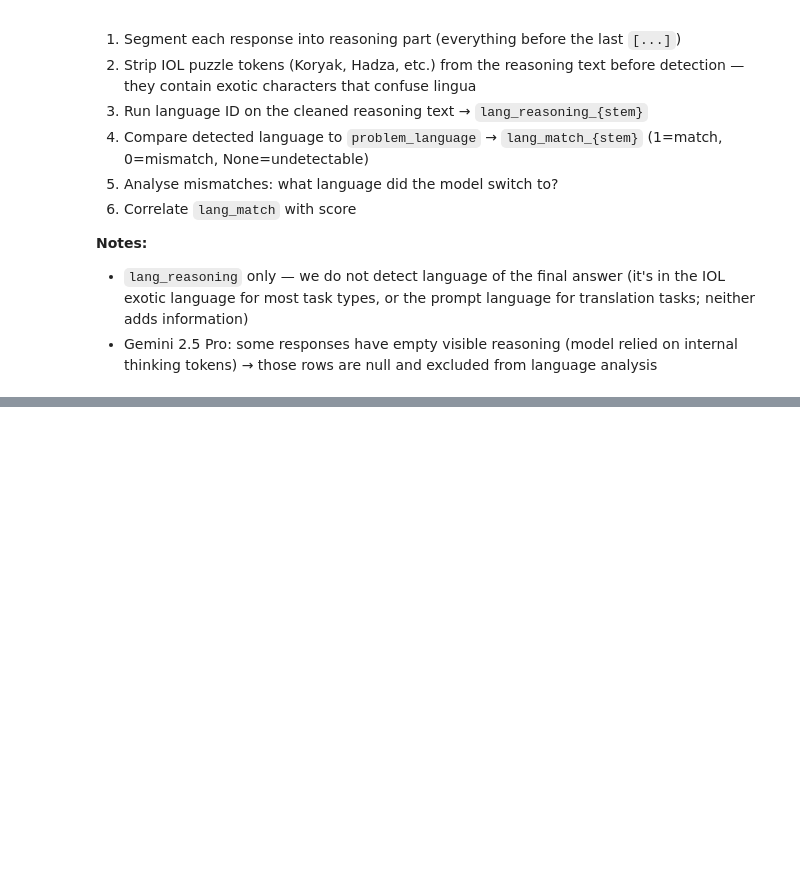
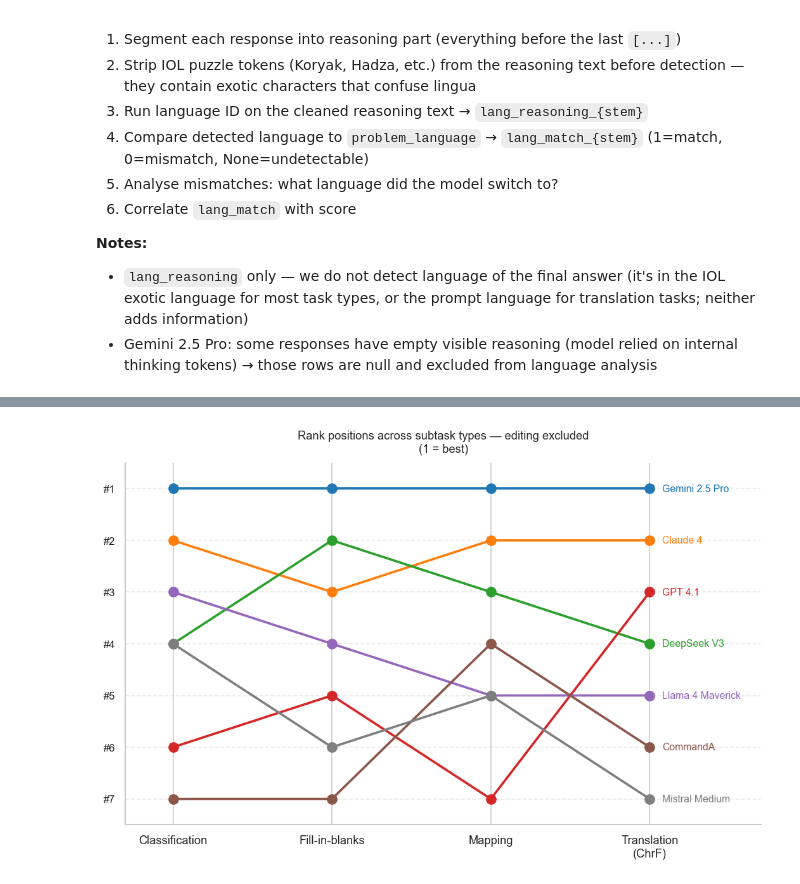
Before and after one commit to rita-berrada/wmt-mist, a Jupyter notebook: analysis_lr.ipynb, the cells around one changed output, grey strips where cells are left out. Cells and saved outputs as stored; diff of their text form; code cells hidden in the pictures; blank space fills up the shorter version.

```diff
--- a/analysis_lr.ipynb
+++ b/analysis_lr.ipynb
@@ -573,7 +573,7 @@ subprocess.run(['pip', 'install', '-q', 'lingua-language-detector'], check=True)
 
 from lingua import Language, LanguageDetectorBuilder
 
-STEMS_USE = ['Gemini-2.5-Pro', 'Claude-4', 'DeepSeek-V3', 'GPT-4.1', 'Llama-4-Maverick', 'CommandA']
+STEMS_USE = ['Gemini-2.5-Pro', 'Claude-4', 'DeepSeek-V3', 'GPT-4.1', 'Llama-4-Maverick', 'CommandA', 'Mistral-Medium']
 
 # Build detector restricted to the 15 prompt languages only
 # (restricting speeds up detection vs. the full 75-language model)
@@ -795,0 +1284,17 @@ display(df[df['id'] == example_id][
+# %%
+# ── Llama-4-Maverick mismatches — English switches only ───────────────────────
+STEM = 'Llama-4-Maverick'
+llama_mismatches = df[df[f'lang_match_{STEM}'] == 0].copy().reset_index(drop=True)
+llama_mismatches['reasoning_text'] = llama_mismatches[f'raw_{STEM}'].apply(
+    lambda x: segment_response(str(x)) if isinstance(x, str) else ''
+)
+llama_mismatches['detected'] = llama_mismatches[f'lang_reasoning_{STEM}']
+
+english_switches = llama_mismatches[llama_mismatches['detected'] == 'English'].reset_index(drop=True)
+
+print(f"English switches: {len(english_switches)} out of {len(llama_mismatches)} mismatches\n")
+for i, (_, row) in enumerate(english_switches.iterrows(), 1):
+    print(f"── [{i}/{len(english_switches)}] id={row['id']}  prompt_lang={row['problem_language']}  "
+          f"instruction_language={row['instruction_language']}  type={row['type']}")
+    print(f"   Reasoning: {repr(row['reasoning_text'])}")
+    print()
@@ -795,0 +1700,49 @@ display(df[df['id'] == example_id][
+# %%
+# ── Visual 2b — Bump chart (editing excluded) ─────────────────────────────────
+TASK_TYPES_BUMP = ['classification', 'fill-in-blanks', 'mapping', 'translation']
+COL_LABELS_BUMP = ['Classification', 'Fill-in-blanks', 'Mapping', 'Translation\n(ChrF)']
+
+df_ranks_bump = df_scores[TASK_TYPES_BUMP].rank(axis=0, ascending=False, method='min').astype(int)
+
+MODEL_COLORS = {
+    'Gemini 2.5 Pro':   '#1f77b4',
+    'Claude 4':         '#ff7f0e',
+    'DeepSeek V3':      '#2ca02c',
+    'GPT 4.1':          '#d62728',
+    'Llama 4 Maverick': '#9467bd',
+    'CommandA':         '#8c564b',
+    'Mistral Medium':   '#7f7f7f',
+}
+
+n_tasks_bump = len(TASK_TYPES_BUMP)
+x_positions  = list(range(n_tasks_bump))
+
+fig, ax = plt.subplots(figsize=(9, 6))
+
+for model in row_order:
+    ranks = [df_ranks_bump.loc[model, tt] for tt in TASK_TYPES_BUMP]
+    color = MODEL_COLORS[model]
+    ax.plot(x_positions, ranks, '-o', color=color,
+            linewidth=2.2, markersize=9, zorder=3)
+    # Label at right end with slight vertical nudge to avoid overlap
+    ax.text(n_tasks_bump - 1 + 0.08, ranks[-1],
+            model, va='center', fontsize=9.5, color=color)
+
+ax.set_xticks(x_positions)
+ax.set_xticklabels(COL_LABELS_BUMP, fontsize=11)
+ax.set_yticks(range(1, n_models + 1))
+ax.set_yticklabels([f'#{r}' for r in range(1, n_models + 1)], fontsize=10)
+ax.invert_yaxis()   # rank 1 at top
+ax.set_xlim(-0.3, n_tasks_bump - 0.3)
+ax.set_ylim(n_models + 0.5, 0.5)
+ax.yaxis.grid(True, linestyle='--', alpha=0.4)
+ax.set_axisbelow(True)
+ax.set_title('Rank positions across subtask types — editing excluded\n(1 = best)', fontsize=11, pad=10)
+for spine in ['top', 'right']:
+    ax.spines[spine].set_visible(False)
+
+plt.tight_layout()
+plt.savefig(ROOT / 'figures/visual2b_bump_chart.png', dpi=150, bbox_inches='tight')
+plt.show()
+# %% [output]
+[figure, added]
```
Also changed, not shown: parts of 39 cells of this notebook.
